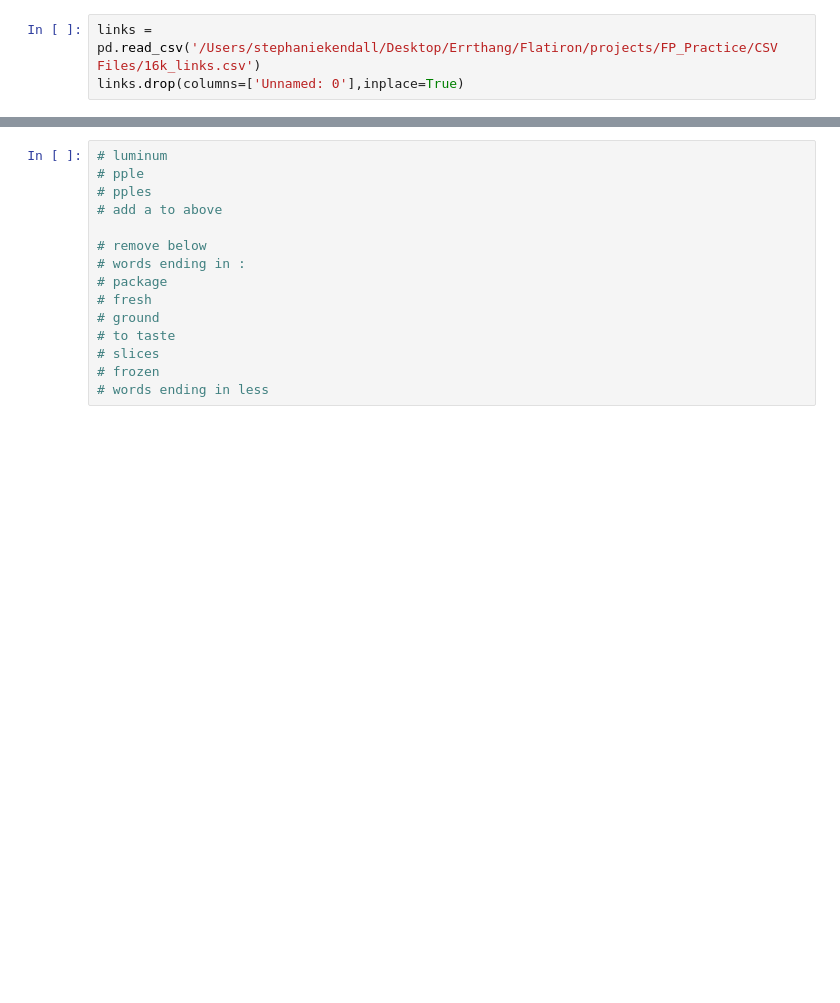
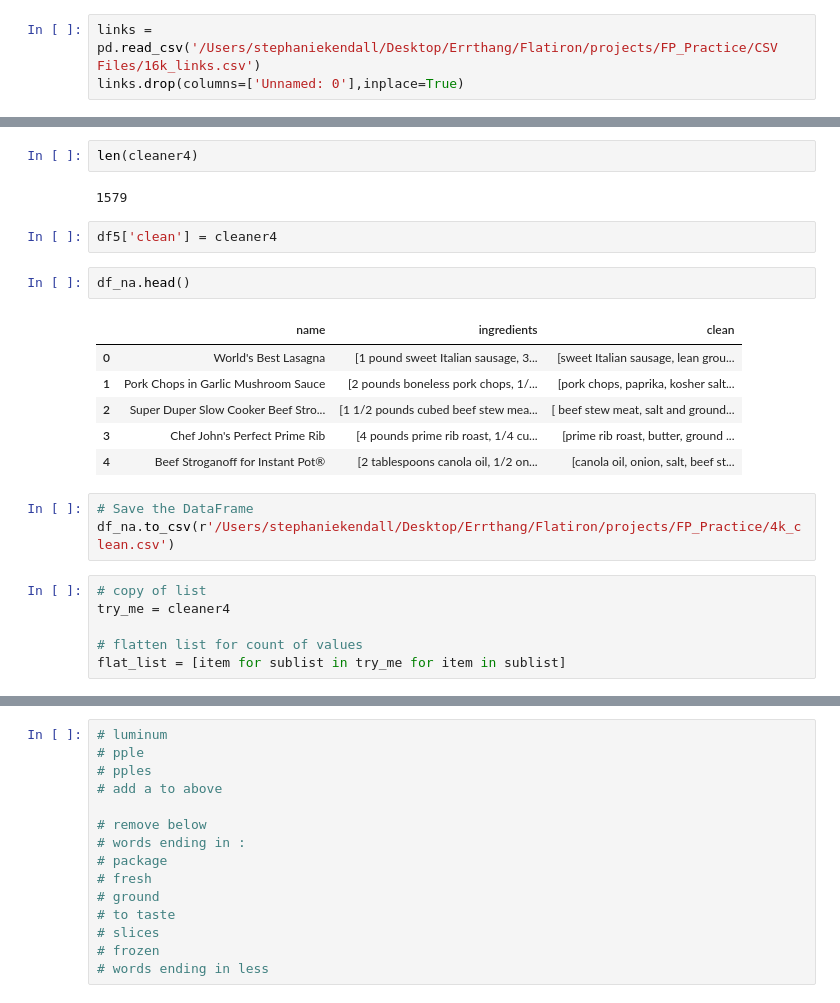
Before and after one commit to stephkendall/Recipe_Recs, a Jupyter notebook: Untitled.ipynb, the cells around one changed output, grey strips where cells are left out. Cells and saved outputs as stored; diff of their text form; blank space fills up the shorter version.

```diff
--- a/Untitled.ipynb
+++ b/Untitled.ipynb
@@ -304,0 +309,24 @@ cleaner2
+# %%
+len(cleaner4)
+# %% [output]
+1579
+# %%
+df5['clean'] = cleaner4
+# %%
+df_na.head()
+# %% [output]
+|  | name | ingredients | clean |
+| 0 | World's Best Lasagna | [1 pound sweet Italian sausage, 3... | [sweet Italian sausage, lean grou... |
+| 1 | Pork Chops in Garlic Mushroom Sauce | [2 pounds boneless pork chops, 1/... | [pork chops, paprika, kosher salt... |
+| 2 | Super Duper Slow Cooker Beef Stro... | [1 1/2 pounds cubed beef stew mea... | [ beef stew meat, salt and ground... |
+| 3 | Chef John's Perfect Prime Rib | [4 pounds prime rib roast, 1/4 cu... | [prime rib roast, butter, ground ... |
+| 4 | Beef Stroganoff for Instant Pot® | [2 tablespoons canola oil, 1/2 on... | [canola oil, onion, salt, beef st... |
+# %%
+# Save the DataFrame
+df_na.to_csv(r'/Users/stephaniekendall/Desktop/Errthang/Flatiron/projects/FP_Practice/4k_clean.csv')
+# %%
+# copy of list
+try_me = cleaner4
+
+# flatten list for count of values
+flat_list = [item for sublist in try_me for item in sublist]
```
Also changed, not shown: parts of 45 cells of this notebook, 11 other files.
